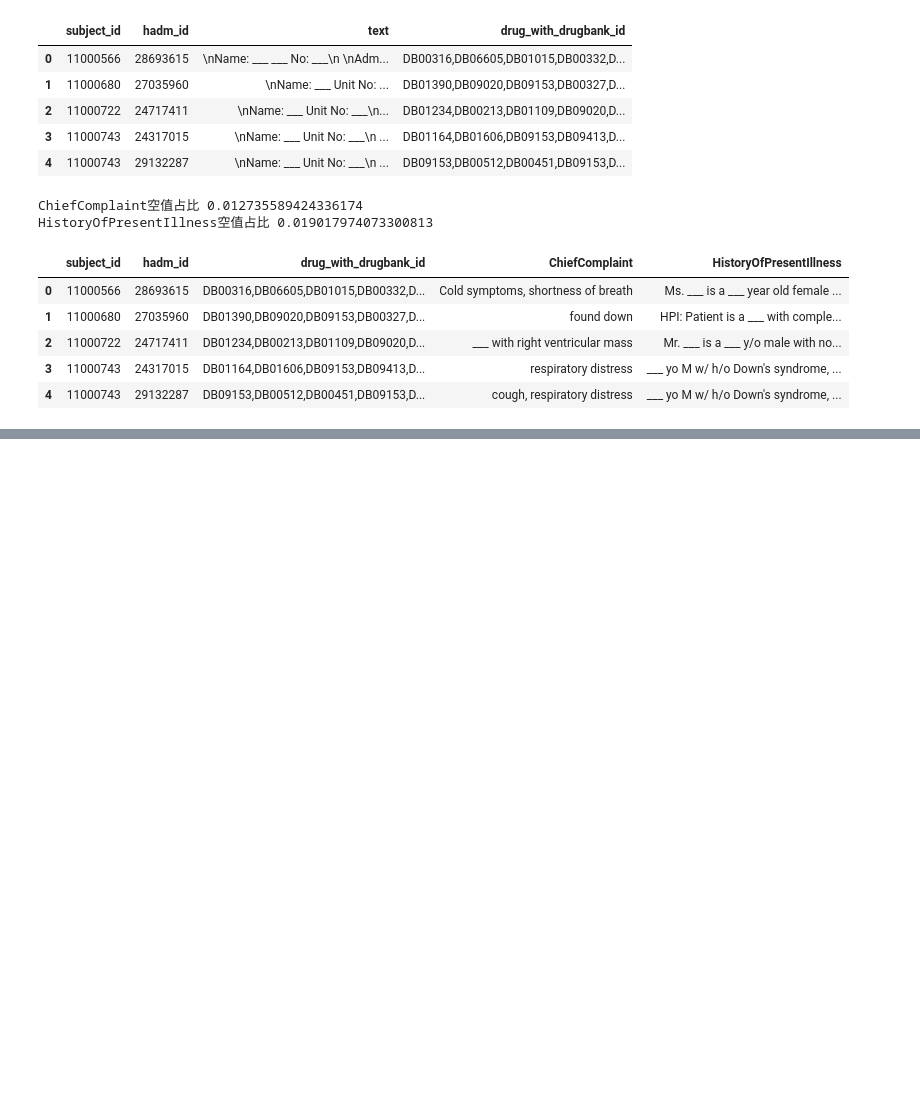
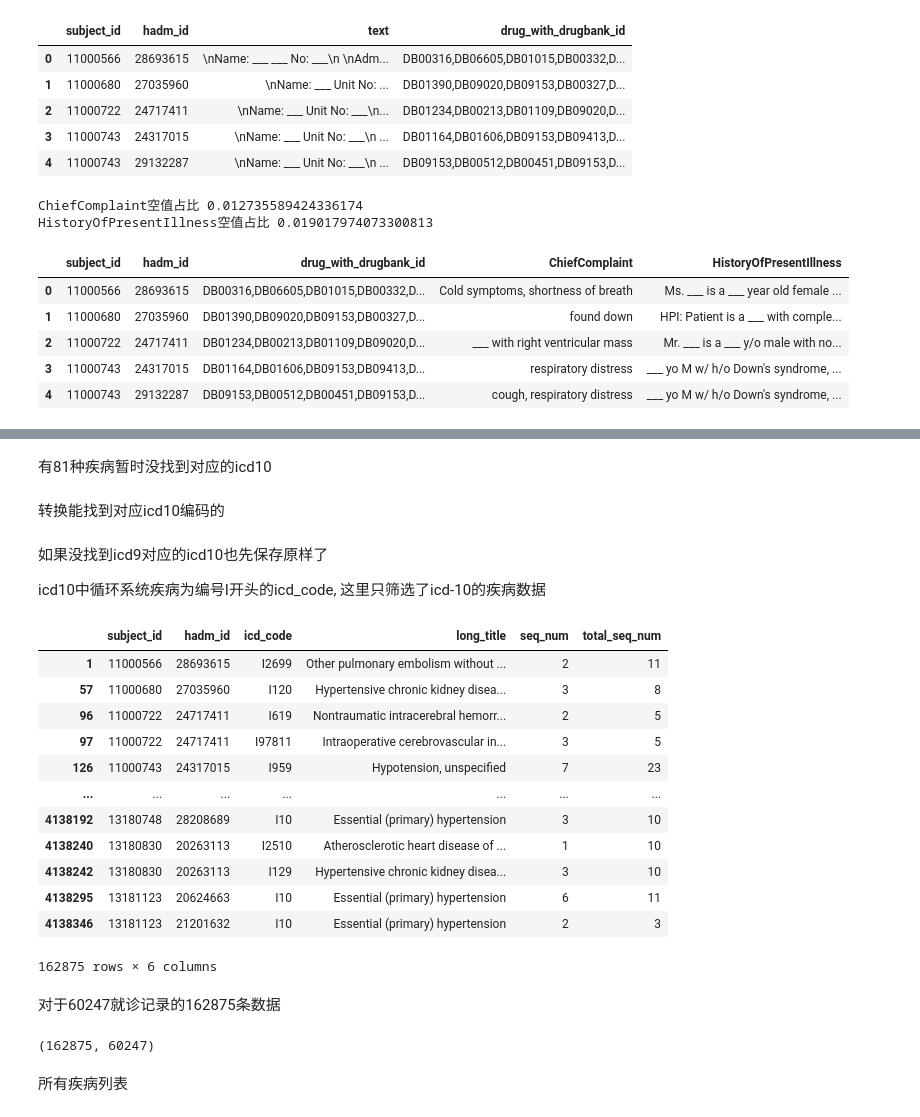
Before and after one commit to WnQinm/DrugRec, a Jupyter notebook: data/get_data.ipynb, the cells around one changed output, grey strips where cells are left out. Drawn from its saved outputs; the diff is of its cells as text; code cells hidden in the pictures; blank space fills up the shorter version.

```diff
--- a/data/get_data.ipynb
+++ b/data/get_data.ipynb
@@ -870,0 +884,3 @@ traindata.to_csv("./data/mimic_train_data.csv", index=False)
+# %%
+used_disease = pd.merge(all_disease, id2icd, how='left')
+used_disease.head()
@@ -870,0 +894,47 @@ traindata.to_csv("./data/mimic_train_data.csv", index=False)
+# %%
+used_disease = pd.merge(used_disease, used_disease.groupby(["subject_id", "hadm_id"])[["seq_num"]].max(), on=["subject_id", "hadm_id"])
+# %% [markdown]
+有81种疾病暂时没找到对应的icd10
+# %%
+icd9to10 = pd.read_table("./raw_data/ICD9_to_ICD10_mapping.txt", sep='\t')
+icd9to10 = {a.replace('.', ''):b for a, b in zip(icd9to10['diagnosis_code'].tolist(), icd9to10['icd10cm'].tolist())}
+
+# res = used_disease[used_disease['icd_version']==9]['icd_code'].map(icd9to10)
+# len(set(used_disease.iloc[res[res.isna()].index]['icd_code'].tolist())), len(set(res.tolist()))
+# %% [markdown]
+转换能找到对应icd10编码的
+# %%
+origin = used_disease[used_disease['icd_version']==9]['icd_code'].tolist()
+res = used_disease[used_disease['icd_version']==9]['icd_code'].map(icd9to10).tolist()
+
+used_disease.loc[used_disease['icd_version']==9, 'icd_code'] = [b if b!='NoDx' and pd.notna(b) else a for a,b in zip(origin, res)]
+used_disease.loc[used_disease['icd_version']==9, 'icd_version'] = [10 if i!='NoDx' and pd.notna(i) else 9 for i in res]
+# %% [markdown]
+如果没找到icd9对应的icd10也先保存原样了
+
+icd10中循环系统疾病为编号I开头的icd_code, 这里只筛选了icd-10的疾病数据
+# %%
+id2name = pd.merge(used_disease, icd2name, how='left')
+id2name = id2name[id2name['icd_version']==10][id2name[id2name['icd_version']==10]['icd_code'].map(lambda x: x.startswith('I'))].drop_duplicates()
+id2name = id2name[["subject_id", "hadm_id", "icd_code", "long_title", "seq_num_x", "seq_num_y"]].rename(columns={"seq_num_x": "seq_num", "seq_num_y":"total_seq_num"})
+id2name
+# %% [output]
+|  | subject_id | hadm_id | icd_code | long_title | seq_num | total_seq_num |
+| 1 | 11000566 | 28693615 | I2699 | Other pulmonary embolism without ... | 2 | 11 |
+| 57 | 11000680 | 27035960 | I120 | Hypertensive chronic kidney disea... | 3 | 8 |
+| 96 | 11000722 | 24717411 | I619 | Nontraumatic intracerebral hemorr... | 2 | 5 |
+| 97 | 11000722 | 24717411 | I97811 | Intraoperative cerebrovascular in... | 3 | 5 |
+| 126 | 11000743 | 24317015 | I959 | Hypotension, unspecified | 7 | 23 |
+| ... | ... | ... | ... | ... | ... | ... |
+| 4138192 | 13180748 | 28208689 | I10 | Essential (primary) hypertension | 3 | 10 |
+| 4138240 | 13180830 | 20263113 | I2510 | Atherosclerotic heart disease of ... | 1 | 10 |
+| 4138242 | 13180830 | 20263113 | I129 | Hypertensive chronic kidney disea... | 3 | 10 |
+| 4138295 | 13181123 | 20624663 | I10 | Essential (primary) hypertension | 6 | 11 |
+| 4138346 | 13181123 | 21201632 | I10 | Essential (primary) hypertension | 2 | 3 |
+162875 rows × 6 columns
+# %% [markdown]
+对于60247就诊记录的162875条数据
+# %%
+len(id2name), len(id2name[['subject_id', 'hadm_id']].drop_duplicates())
+# %% [output]
+(162875, 60247)
@@ -870,0 +943,2 @@ traindata.to_csv("./data/mimic_train_data.csv", index=False)
+# %% [markdown]
+所有疾病列表
```
Also changed, not shown: parts of 17 cells of this notebook.
